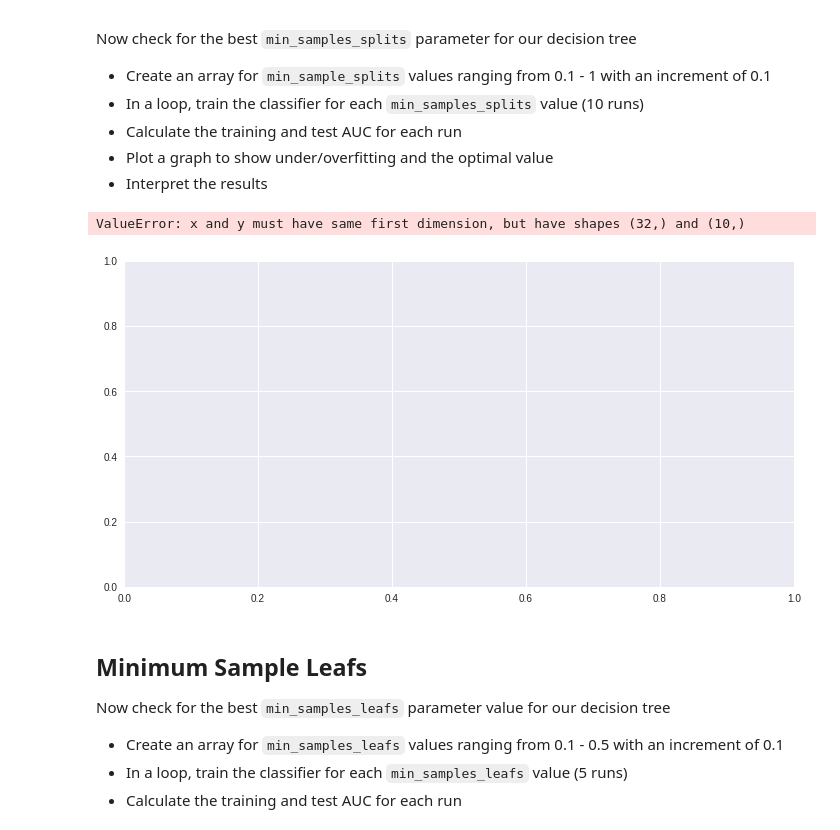
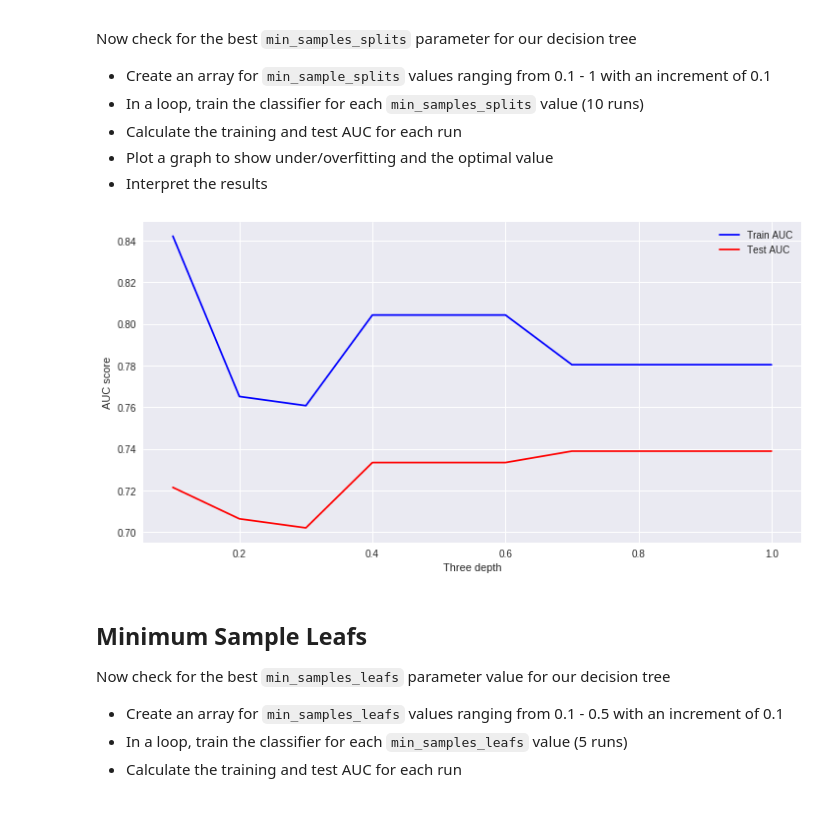
Before and after one commit to yagutaro/dsc-tuning-decision-trees-lab-hbs-ds-060120, a Jupyter notebook: index.ipynb, the cells around one changed output. Drawn from its saved outputs; the diff is of its cells as text; code cells hidden in the pictures.

```diff
--- a/index.ipynb
+++ b/index.ipynb
@@ -147,32 +147,31 @@ Now check for the best `min_samples_splits` parameter for our decision tree
 # %%
 # Identify the optimal min-samples-split for given data
 min_samples_splits = np.linspace(0.1, 1.0, 10, endpoint = True)
 train_results = []
 test_results = []
 for min_samples_split in min_samples_splits:
     dt = DecisionTreeClassifier(criterion = 'entropy', min_samples_split = min_samples_split, random_state = SEED)
     dt.fit(X_train, y_train)
     train_pred = dt.predict(X_train)
     false_positive_rate, true_positive_rate, thresholds = roc_curve(y_train, train_pred)
     roc_auc = auc(false_positive_rate, true_positive_rate)
 
     train_results.append(roc_auc)
     y_pred = dt.predict(X_test)
     false_positive_rate, true_positive_rate, thresholds = roc_curve(y_test, y_pred)
     roc_auc = auc(false_positive_rate, true_positive_rate)
 
     test_results.append(roc_auc)
 
 plt.figure(figsize = (12,6))
-plt.plot(max_depths, train_results, 'b', label = 'Train AUC')
-plt.plot(max_depths, test_results, 'r', label = 'Test AUC')
+plt.plot(min_samples_splits, train_results, 'b', label = 'Train AUC')
+plt.plot(min_samples_splits, test_results, 'r', label = 'Test AUC')
 plt.ylabel('AUC score')
 plt.xlabel('Three depth')
 plt.legend()
 plt.show()
 # %% [output]
-ValueError: x and y must have same first dimension, but have shapes (32,) and (10,)
-[figure, old version]
+[figure, new version]
 # %%
 # Your observations here
 # %% [markdown]
```
